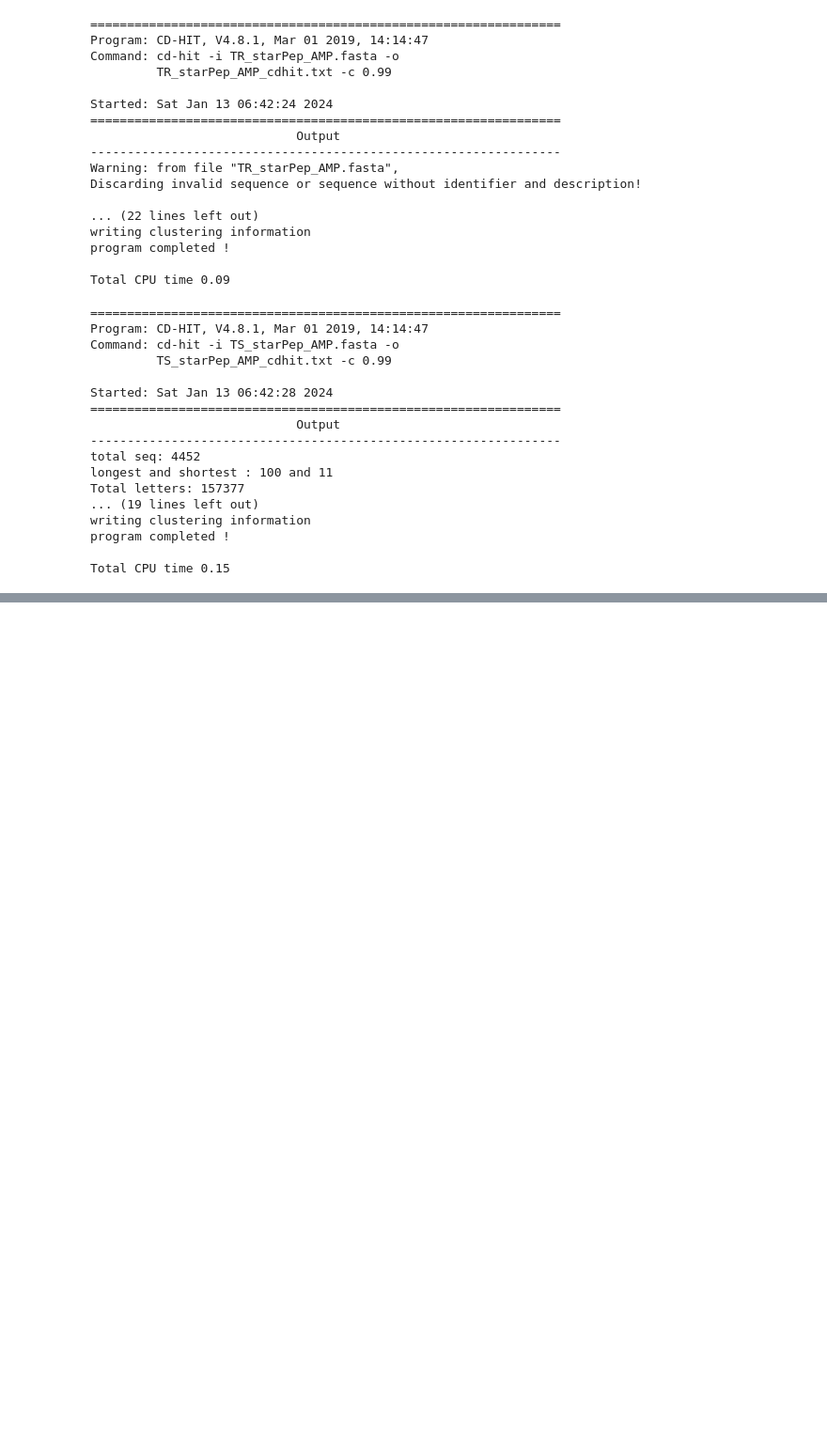
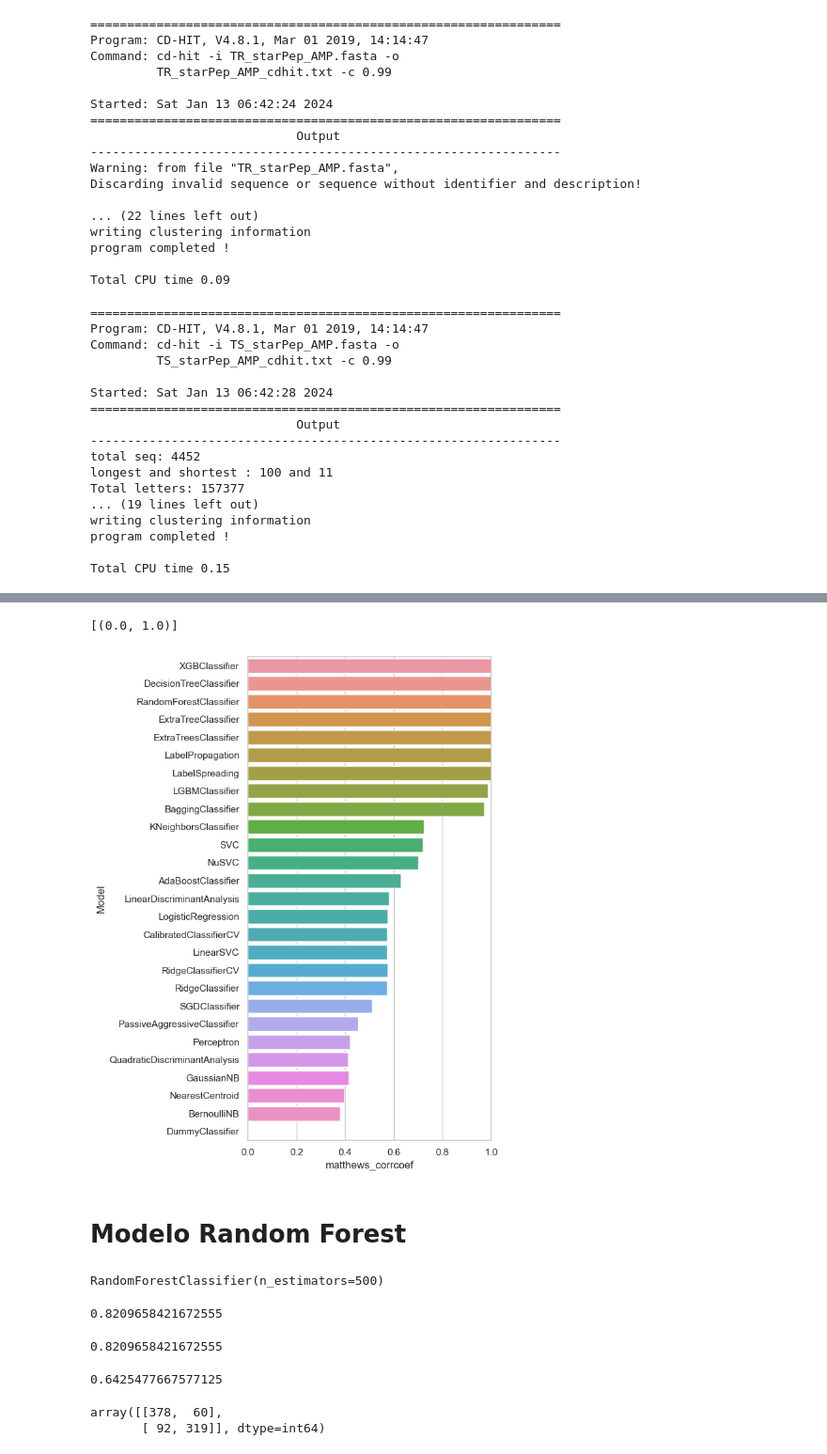
Before and after one commit to chrislara01/AMP, a Jupyter notebook: proc.ipynb, the cells around one changed output, grey strips where cells are left out. Shown: that part at 94% size. Drawn from its saved outputs; the diff is of its cells as text; code cells hidden in the pictures; blank space fills up the shorter version.

```diff
--- a/proc.ipynb
+++ b/proc.ipynb
@@ -227,0 +365,24 @@ def fastaFeatureCalc(input, feature):
+# %%
+# Plot of MCC
+import matplotlib.pyplot as plt
+import seaborn as sns
+
+plt.figure(figsize=(5, 10))
+sns.set_theme(style="whitegrid")
+ax = sns.barplot(y=models_train.index, x="matthews_corrcoef", data=models_train)
+ax.set(xlim=(0, 1))
+# %% [output]
+[(0.0, 1.0)]
+[figure, added]
+# %% [markdown]
+# **Modelo Random Forest**
+# %%
+# Build random forest model
+
+from sklearn.ensemble import RandomForestClassifier
+
+rf = RandomForestClassifier(n_estimators=500)
+
+rf.fit(X_train, y_train)
+# %% [output]
+RandomForestClassifier(n_estimators=500)
@@ -227,0 +392,26 @@ def fastaFeatureCalc(input, feature):
+# %%
+rf.score(X_test,y_test)
+# %% [output]
+0.8209658421672555
+# %%
+# Accuracy
+from sklearn.metrics import accuracy_score
+
+accuracy_score(y_test, y_test_pred)
+# %% [output]
+0.8209658421672555
+# %%
+# Matthew Correlation Coefficient
+from sklearn.metrics import matthews_corrcoef
+
+matthews_corrcoef(y_test, y_test_pred)
+# %% [output]
+0.6425477667577125
+# %%
+# Confusion matrix
+from sklearn.metrics import confusion_matrix
+
+confusion_matrix(y_test, y_test_pred)
+# %% [output]
+array([[378,  60],
+       [ 92, 319]], dtype=int64)
```
Also changed, not shown: parts of 19 cells of this notebook.
